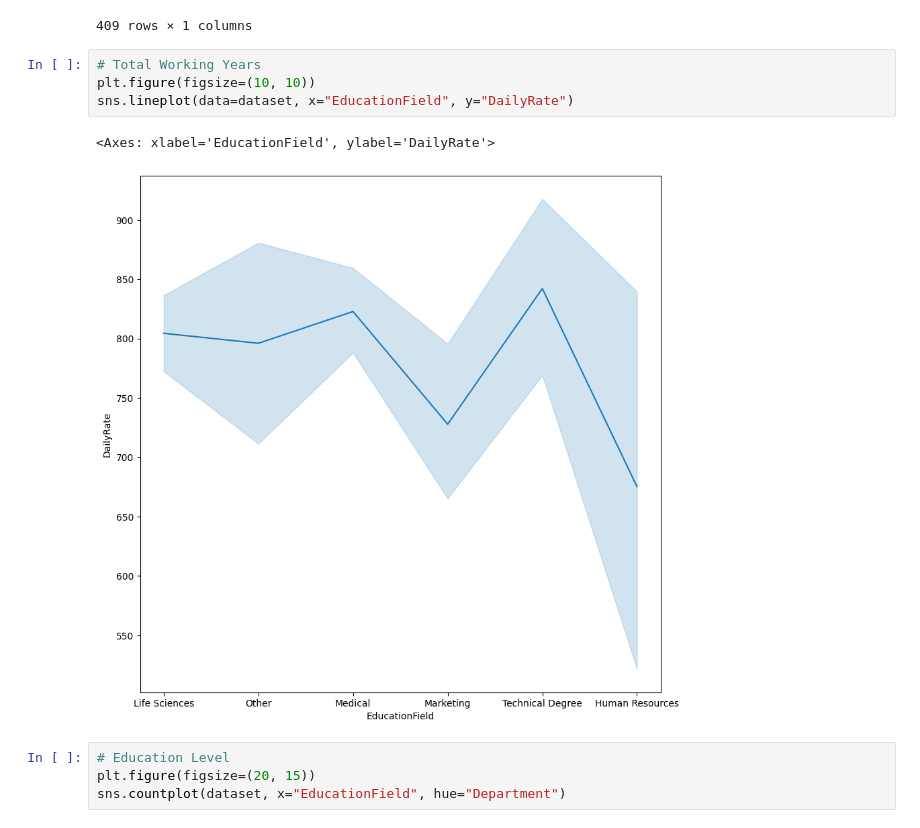
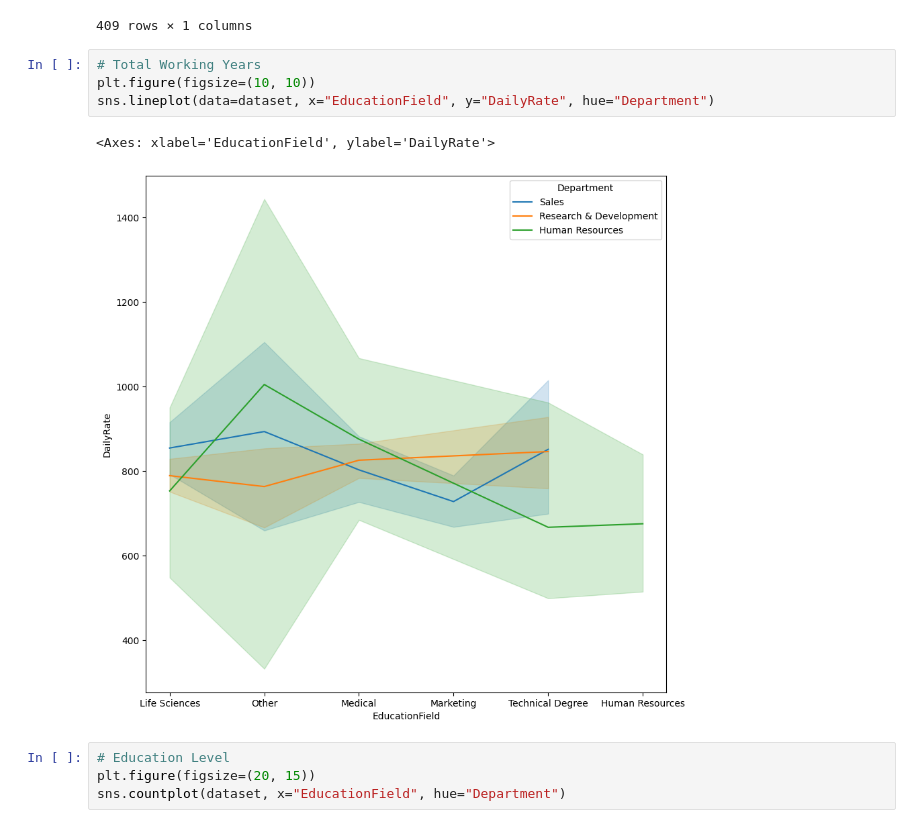
Before and after one commit to Kyl67899/Meriskill_Data_Analysis_intern, a Jupyter notebook: HR/hr.ipynb, the cells around one changed output. Saved outputs shown, nothing was run; the diff lists cells and outputs as text.

```diff
--- a/HR/hr.ipynb
+++ b/HR/hr.ipynb
@@ -557,10 +557,10 @@ AvgRate.sort_values(by="DailyRate", ascending = True)
 # %%
 # Total Working Years
 plt.figure(figsize=(10, 10))
-sns.lineplot(data=dataset, x="EducationField", y="DailyRate")
+sns.lineplot(data=dataset, x="EducationField", y="DailyRate", hue="Department")
 # %% [output]
 <Axes: xlabel='EducationField', ylabel='DailyRate'>
-[figure, old version]
+[figure, new version]
 # %%
 # Education Level
 plt.figure(figsize=(20, 15))
```
Also changed, not shown: parts of 2 cells of this notebook.
